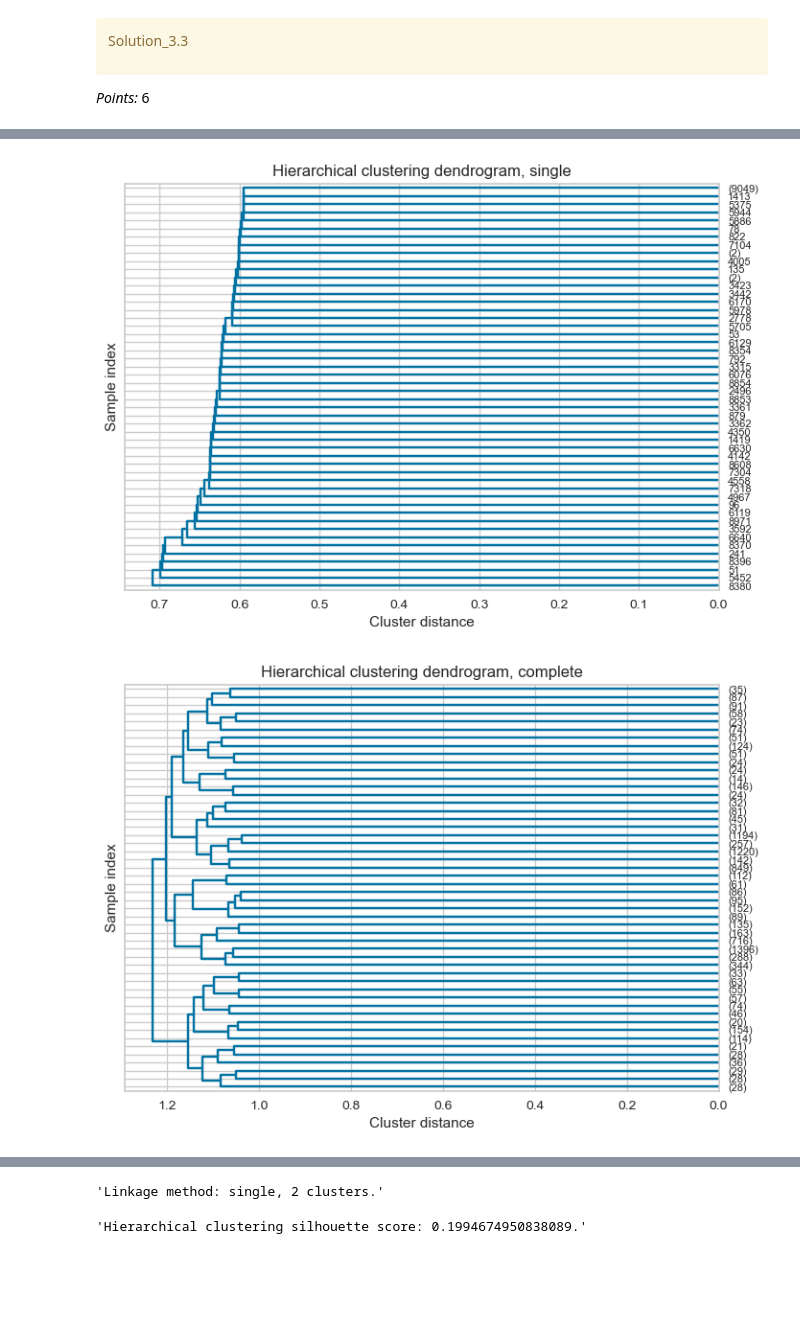
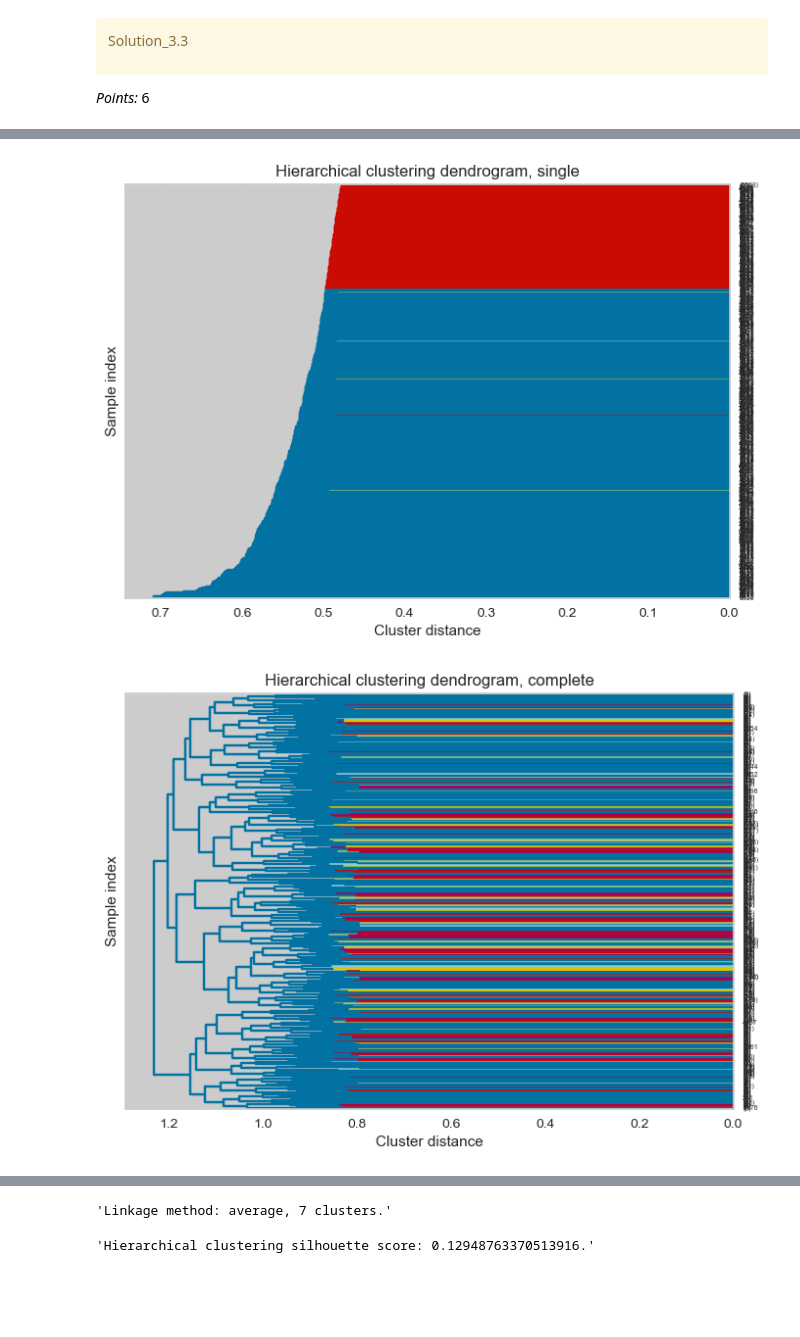
Before and after one commit to arthu-rguo/cpsc-330-hw6, a Jupyter notebook: hw6.ipynb, the cells around one changed output, grey strips where cells are left out. Drawn from its saved outputs; the diff is of its cells as text; code cells hidden in the pictures.

Commit message:
change hierarchical

```diff
--- a/hw6.ipynb
+++ b/hw6.ipynb
@@ -876,7 +858,7 @@ The nature of DBSCAN clustering makes it an inherently poor choice for this data
 # %%
 from sklearn.model_selection import RandomizedSearchCV
 
-recipes_dbscan_search = RandomizedSearchCV(DBSCAN(metric="cosine"), { "eps": np.linspace(0.1, 10), "min_samples": np.arange(1, 100) }, n_iter=100, scoring=silhouette_scorer, cv=3, random_state=42)
+recipes_dbscan_search = RandomizedSearchCV(DBSCAN(metric="cosine"), { "eps": np.linspace(0.1, 10), "min_samples": np.arange(1, 100) }, n_iter=100, scoring=silhouette_scorer, cv=2, random_state=42)
 recipes_dbscan_search.fit(embeddings)
 
 recipes_dbscan = recipes_dbscan_search.best_estimator_
@@ -920,29 +902,29 @@ We assume that due to how the silhouette score is calculated, the DBSCAN and hie
 # %%
 recipes_hier_linkage_method = None
 recipes_hier_maxclust = -1
 recipes_hier_labels = None
 recipes_hier_silhouette = -1
 
 for linkage_method in ["single", "complete", "average"]:
     recipes_hier_z = linkage(embeddings, method=linkage_method, metric="cosine")
     ax = plt.gca()
-    dendrogram(recipes_hier_z, p=50, truncate_mode="lastp", orientation="left", ax=ax)
+    dendrogram(recipes_hier_z, p=500, truncate_mode="lastp", orientation="left", ax=ax)
     ax.set(title=f"Hierarchical clustering dendrogram, {linkage_method}", xlabel="Cluster distance", ylabel="Sample index")
 
-    for maxclust in np.arange(1, 50):
+    for maxclust in np.arange(7, 27):
         labels = fcluster(recipes_hier_z, maxclust, criterion="maxclust")
         silhouette = get_silhouette_score(embeddings, labels)
 
         if silhouette > recipes_hier_silhouette:
             recipes_hier_linkage_method = linkage_method
             recipes_hier_maxclust = maxclust
             recipes_hier_labels = labels
             recipes_hier_silhouette = silhouette
 
     plt.show()
 
 plot_umap_clusters(embeddings, recipes_hier_labels, title="UMAP visualization, hierarchical clustering")
 display(f"Linkage method: {recipes_hier_linkage_method}, {recipes_hier_maxclust} clusters.", f"Hierarchical clustering silhouette score: {recipes_hier_silhouette}.")
 # %% [output]
-[figure, old version]
+[figure, new version]
-[figure, old version]
+[figure, new version]
@@ -951,5 +933,5 @@ display(f"Linkage method: {recipes_hier_linkage_method}, {recipes_hier_maxclust}
-'Linkage method: single, 2 clusters.'
+'Linkage method: average, 7 clusters.'
-'Hierarchical clustering silhouette score: 0.1994674950838089.'
+'Hierarchical clustering silhouette score: 0.12948763370513916.'
 # %% [markdown]
 <!-- END QUESTION -->
 
```
Also changed, not shown: parts of 12 cells of this notebook.
